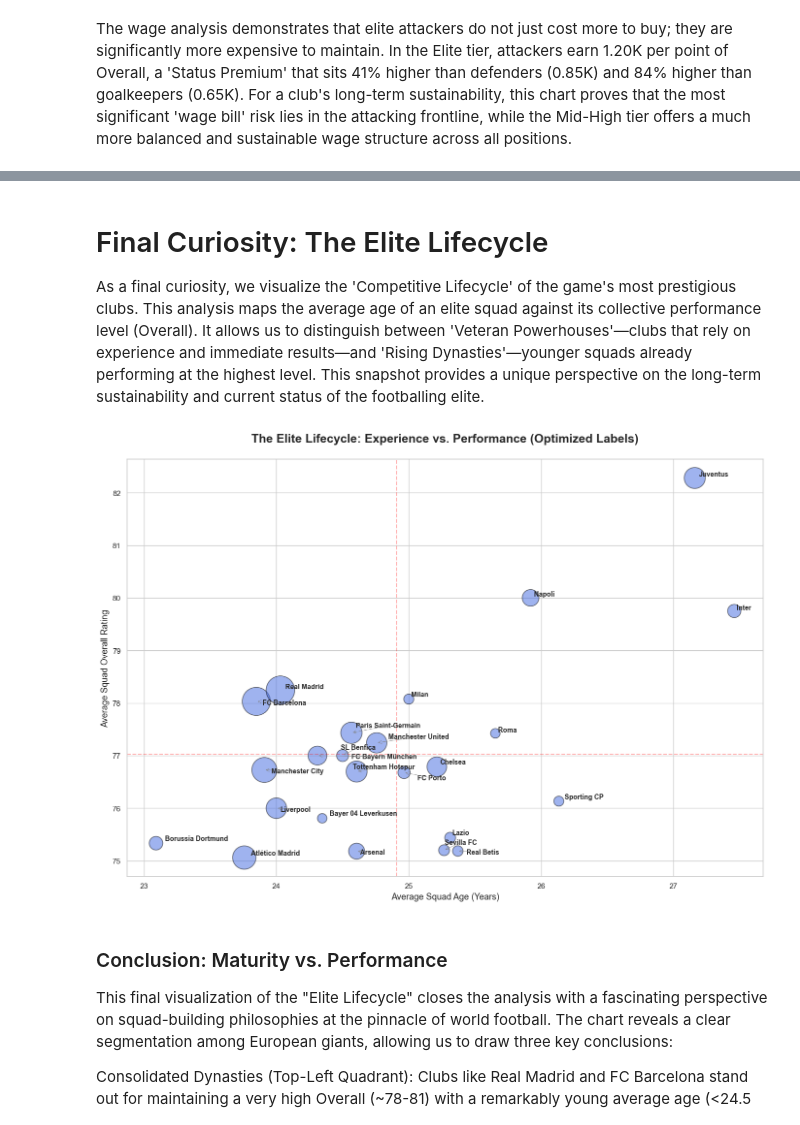
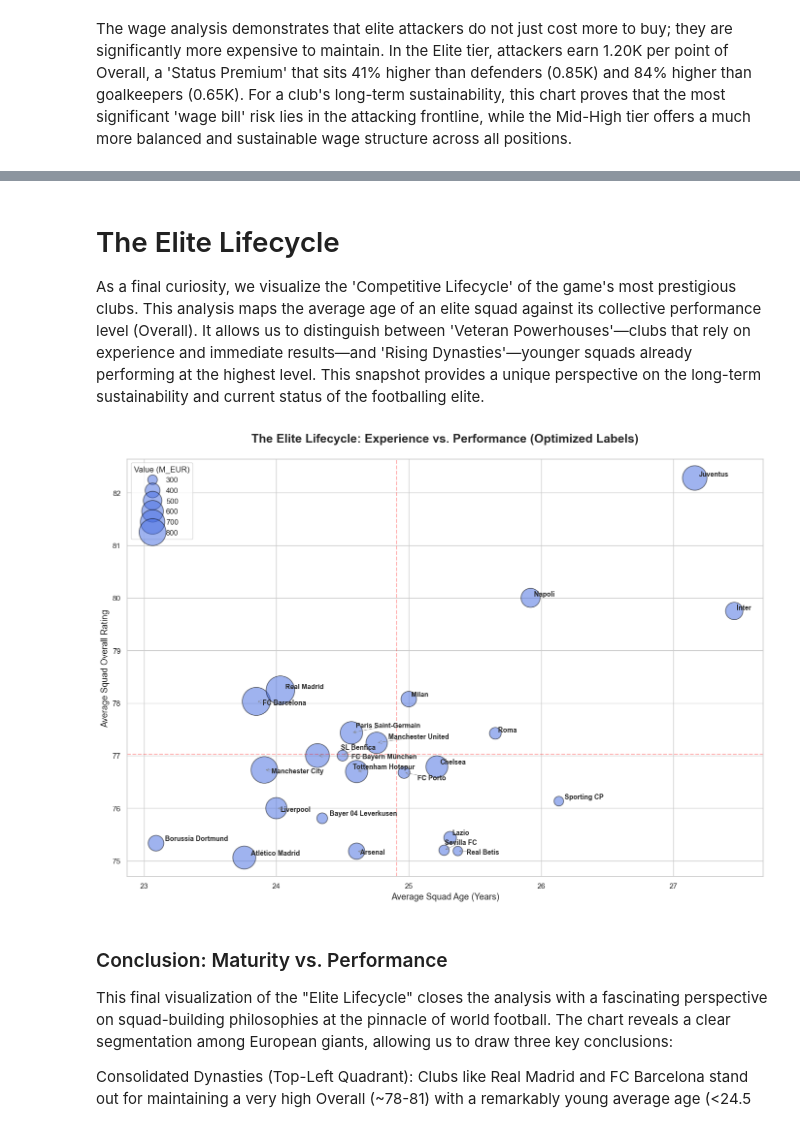
Before and after one commit to dalarconro/FIFA18_Python_Analysis, a Jupyter notebook: notebooks/03_analysis.ipynb, the cells around one changed output, grey strips where cells are left out. Drawn from its saved outputs; the diff is of its cells as text; code cells hidden in the pictures.

```diff
--- a/notebooks/03_analysis.ipynb
+++ b/notebooks/03_analysis.ipynb
@@ -468,0 +470,38 @@ Based on the **Final Scouting Score**, the following targets should be prioritiz
+# %%
+# 1. Prepare the data for the comparison
+# Data based on your uploaded image results
+validation_data = {
+    'Player': ['L. Paredes', 'L. Paredes', 'T. Kubo', 'T. Kubo'],
+    'Year': ['2018', '2025', '2018', '2025'],
+    'Overall': [80, 80, 64, 82],
+    'Potential': [85, 80, 85, 85],
+    'Value (M_EUR)': [0.0, 17.5, 0.975, 43.5],
+    'Wage (K_EUR)': [0.0, 26.0, 1, 46],
+    'Release Clause (M_EUR)': [0.0, 24.5, 0.0, 94.6]
+}
+
+df_val = pd.DataFrame(validation_data)
+
+# 2. Create the Visual Comparison
+fig, (ax1, ax2) = plt.subplots(1, 2, figsize=(16, 6))
+sns.set_style("whitegrid")
+
+# Graph A: Evolution of Overall Quality
+sns.barplot(data=df_val, x='Player', y='Overall', hue='Year', palette='Blues_d', ax=ax1)
+ax1.set_title('Sporting Evolution: Overall Rating (2018 vs 2025)', fontsize=14, fontweight='bold')
+ax1.set_ylim(0, 100)
+
+# Graph B: Financial Appreciation (Market Value)
+sns.barplot(data=df_val, x='Player', y='Value (M_EUR)', hue='Year', palette='Greens_d', ax=ax2)
+ax2.set_title('Financial Evolution: Market Value (2018 vs 2025)', fontsize=14, fontweight='bold')
+
+# Annotating bars
+for ax in [ax1, ax2]:
+    for p in ax.patches:
+        height = p.get_height()
+        if height > 0:
+            ax.annotate(f'{height}', (p.get_x() + p.get_width() / 2., height),
+                        ha='center', va='center', xytext=(0, 9), textcoords='offset points', fontsize=10, fontweight='bold')
+
+plt.tight_layout()
+plt.show()
@@ -946,7 +1000,7 @@ The **Mid-High (65-75)** tier represents the most rational and efficient segment
 
 **Conclusion:** The wage analysis demonstrates that elite attackers do not just cost more to buy; they are significantly more expensive to maintain. In the **Elite** tier, attackers earn **1.20K per point of Overall**, a 'Status Premium' that sits **41% higher** than defenders (0.85K). For a club's long-term sustainability, the most significant 'wage bill' risk lies in the attacking frontline.
 # %% [markdown]
-# Final Curiosity: The Elite Lifecycle
+# The Elite Lifecycle
 
 As a final curiosity, we visualize the 'Competitive Lifecycle' of the game's most prestigious clubs. This analysis maps the average age of an elite squad against its collective performance level (Overall). It allows us to distinguish between 'Veteran Powerhouses'—clubs that rely on experience and immediate results—and 'Rising Dynasties'—younger squads already performing at the highest level. This snapshot provides a unique perspective on the long-term sustainability and current status of the footballing elite.
 # %%
@@ -959,7 +1013,7 @@ elite_players = club_filtering(data, min=75)
 elite_status = elite_players.groupby('Club').agg({
     'Overall': 'mean',
     'Age': 'mean',
-    'Release Clause (M_EUR)': 'sum'
+    'Value (M_EUR)': 'sum'
 }).reset_index()
 
 # 3. Grapgic configuration
@@ -970,46 +1024,46 @@ scatter = sns.scatterplot(
     data=elite_status,
     x='Age',
     y='Overall',
-    size='Release Clause (M_EUR)',
+    size='Value (M_EUR)',
     sizes=(200, 1800),
     alpha=0.5,
     color='royalblue',
     edgecolor='black',
-    legend=False
+    legend=True
 )
 
 # 4. Label creation
 texts = []
 for i in range(elite_status.shape[0]):
     texts.append(plt.text(
         elite_status.Age[i],
         elite_status.Overall[i],
         elite_status.Club[i],
         fontsize=10,
         fontweight='semibold'
     ))
 
 # 5. Automatic label adjustment
 # 'expand_points' & 'expand_text' control label separation
 adjust_text(texts,
             only_move={'points':'y', 'text':'xy'},
             arrowprops=dict(arrowstyle='->', color='gray', lw=0.5),
             expand_points=(1.5, 1.5),
             expand_text=(1.2, 1.2))
 
 # Reference lines (mean)
 plt.axvline(elite_status['Age'].mean(), color='red', linestyle='--', alpha=0.3)
 plt.axhline(elite_status['Overall'].mean(), color='red', linestyle='--', alpha=0.3)
 
 plt.title('The Elite Lifecycle: Experience vs. Performance (Optimized Labels)', fontsize=18, fontweight='bold', pad=25)
 plt.xlabel('Average Squad Age (Years)', fontsize=13)
 plt.ylabel('Average Squad Overall Rating', fontsize=13)
 
 plt.tight_layout()
 plt.savefig('../outputs/figures/Elite_Lifecycle.png')
 plt.show()
 # %% [output]
-[figure, old version]
+[figure, new version]
 # %% [markdown]
 ### Conclusion: Maturity vs. Performance
 
```
Also changed, not shown: parts of 43 cells of this notebook, 26 other files.
